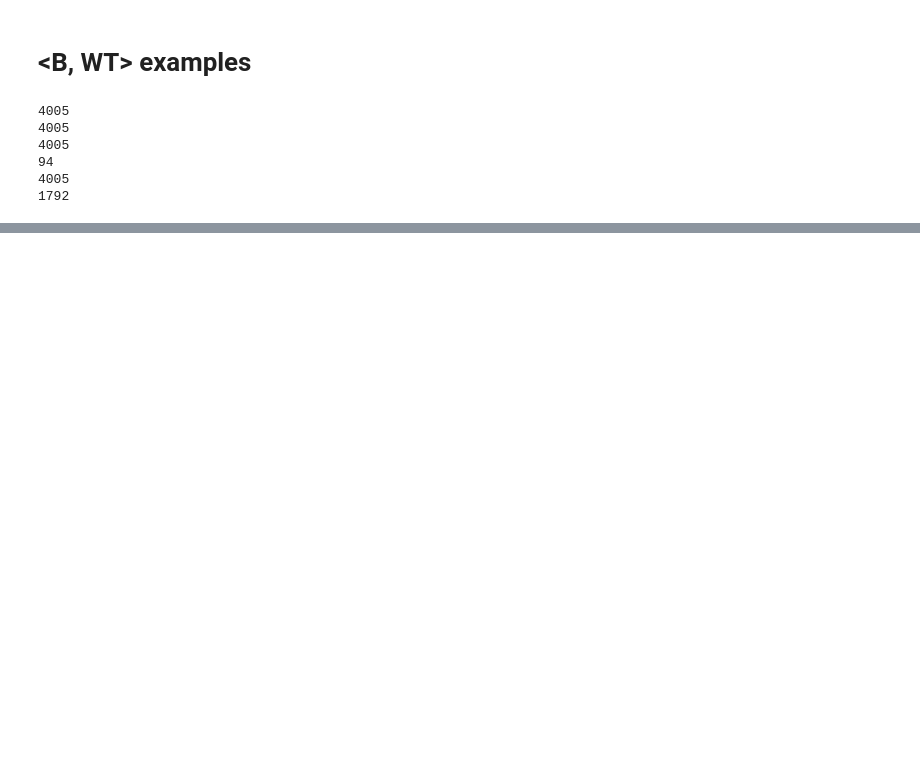
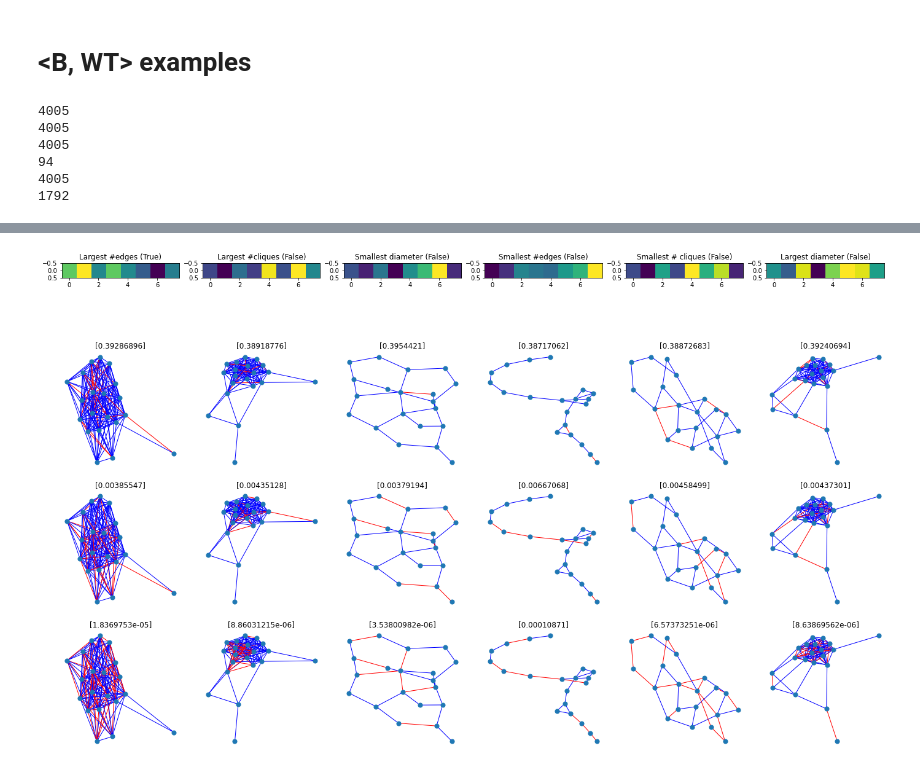
Before and after one commit to Zhaoxing-Wu/Interpretable-ML-Sync, a Jupyter notebook: scripts/colored_adj.ipynb, the cells around one changed output, grey strips where cells are left out. Saved outputs shown, nothing was run; the diff lists cells and outputs as text; code cells hidden in the pictures; blank space fills up the shorter version.

```diff
--- a/scripts/colored_adj.ipynb
+++ b/scripts/colored_adj.ipynb
@@ -344,0 +196,5 @@ False :  [0]
+# %%
+plot_repr_ex(df_features, df_graph,20, results_dict_new, X_train, y_train,
+            [1, 20, 50])
+# %% [output]
+[figure, added]
```
Also changed, not shown: parts of 7 cells of this notebook, 4 other files.
